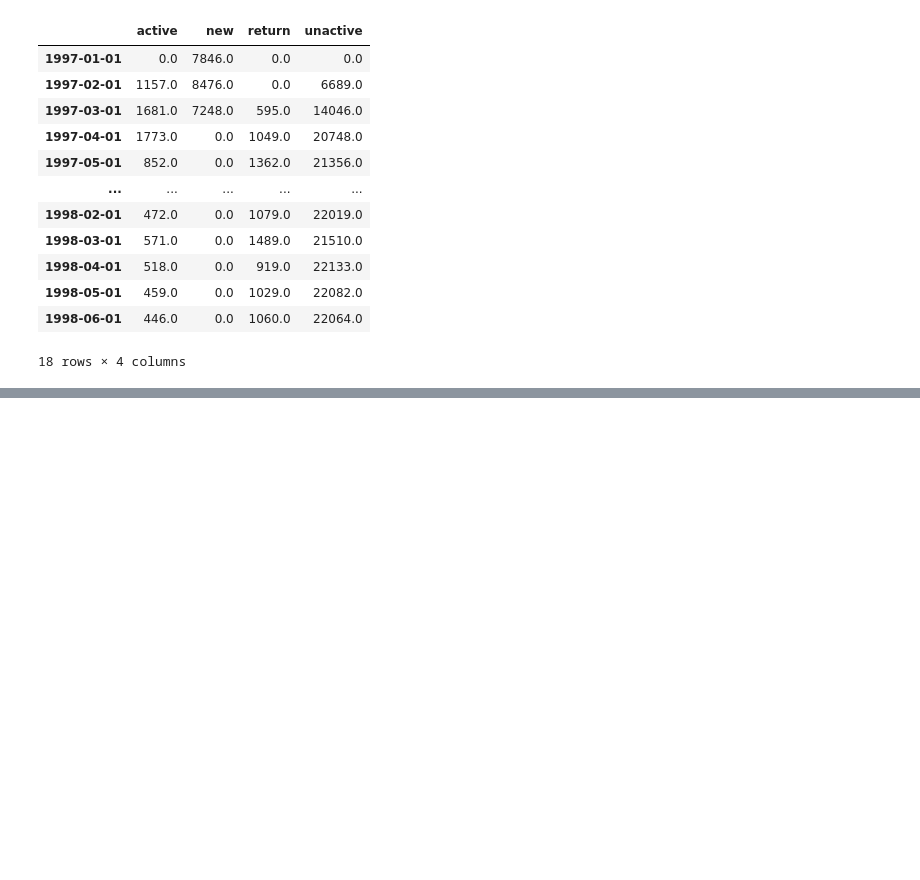
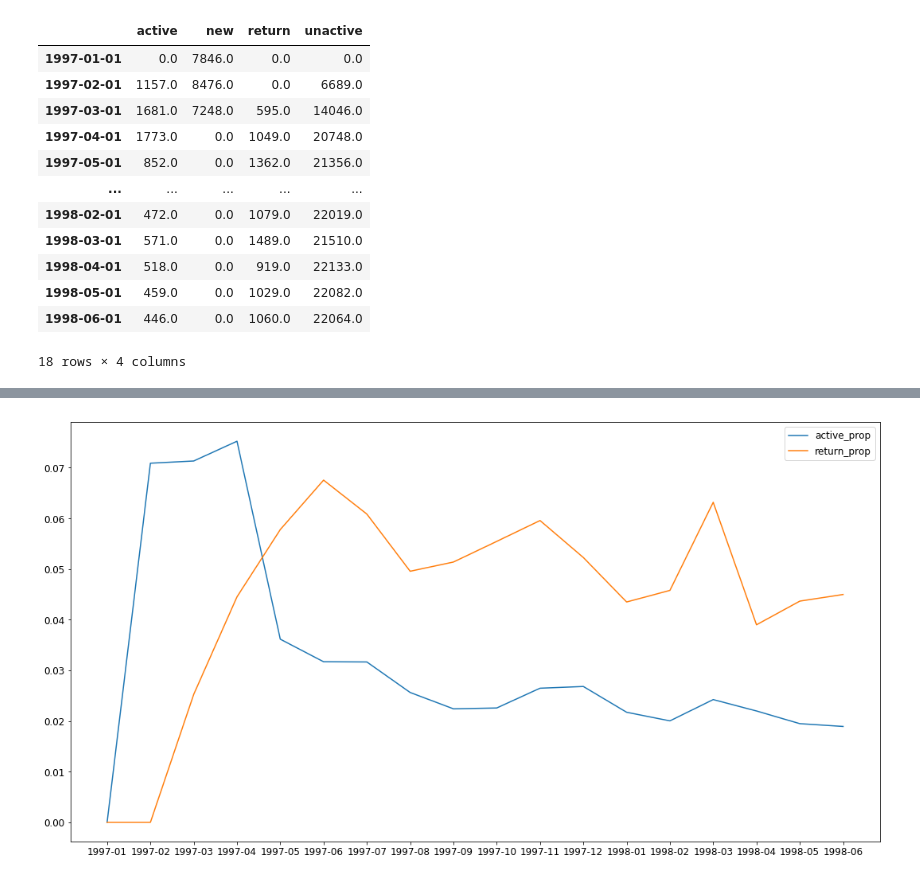
Before and after one commit to Hanryfeng/DataAnalysis, a Jupyter notebook: CDNOW.ipynb, the cells around one changed output, grey strips where cells are left out. Cells and saved outputs as stored; diff of their text form; code cells hidden in the pictures; blank space fills up the shorter version.

```diff
--- a/CDNOW.ipynb
+++ b/CDNOW.ipynb
@@ -831,0 +816,7 @@ pivoted_df3
+# %%
+pivoted_df3=pivoted_df3.reset_index()
+labels=np.array(pivoted_df3.columns)
+labels[0]='month'
+pivoted_df3.columns=labels
+pivoted_df3['month'] = pivoted_df3.month.astype(str).apply(lambda x:x[:-3])
+pivoted_df3
@@ -831,0 +837,9 @@ pivoted_df3
+# %%
+fig=plt.figure(figsize=(15,8))
+plt.plot(pivoted_df3.month,pivoted_df3.active_prop)
+plt.plot(pivoted_df3.month,pivoted_df3.return_prop)
+plt.legend()
+plt.tight_layout()
+plt.show()
+# %% [output]
+[figure, added]
```
Also changed, not shown: parts of 2 cells of this notebook.
